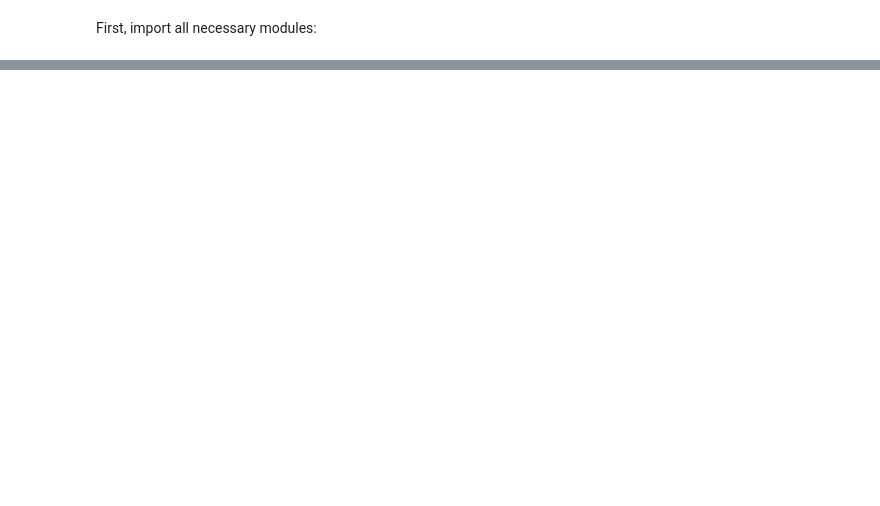
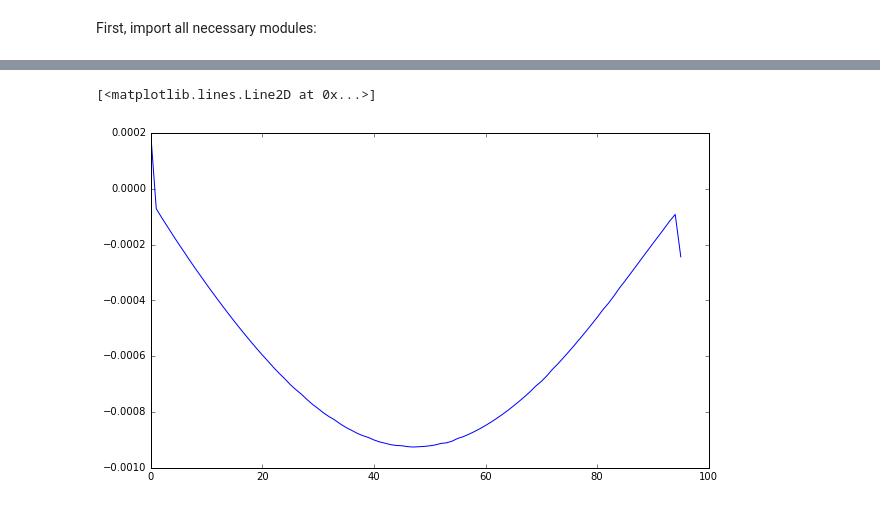
Before and after one commit to temik42/lib, a Jupyter notebook: hydron/example-Copy1.ipynb, the cells around one changed output, grey strips where cells are left out. Cells and saved outputs as stored; diff of their text form; code cells hidden in the pictures; blank space fills up the shorter version.

```diff
--- a/hydron/example-Copy1.ipynb
+++ b/hydron/example-Copy1.ipynb
@@ -59,3 +38,9 @@ print np.min(sim.out.n[-1]),np.max(sim.out.T[-1])
+# %%
+plt.figure(figsize = (10,6))
+plt.plot((np.gradient(sim.p)/sim.ds-sim.g()*sim.q[0])[2:-2])
+# %% [output]
+[<matplotlib.lines.Line2D at 0x...>]
+[figure, added]
 # %%
 fig = plt.figure(figsize=(15,7))
 plt.subplot(1,3,1)
```
Also changed, not shown: parts of 23 cells of this notebook, 7 other files.
